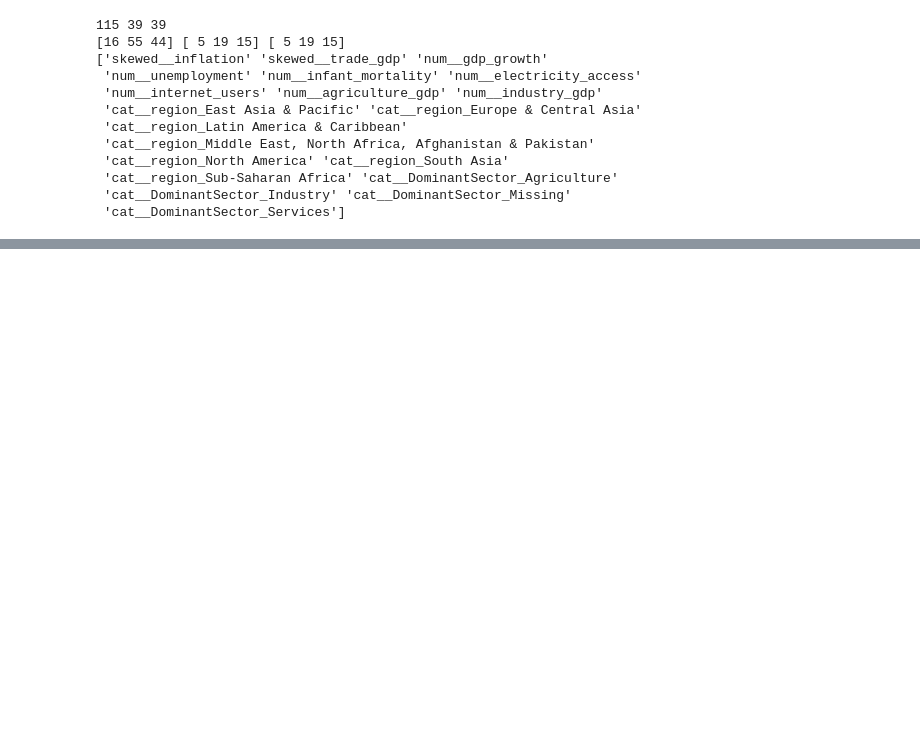
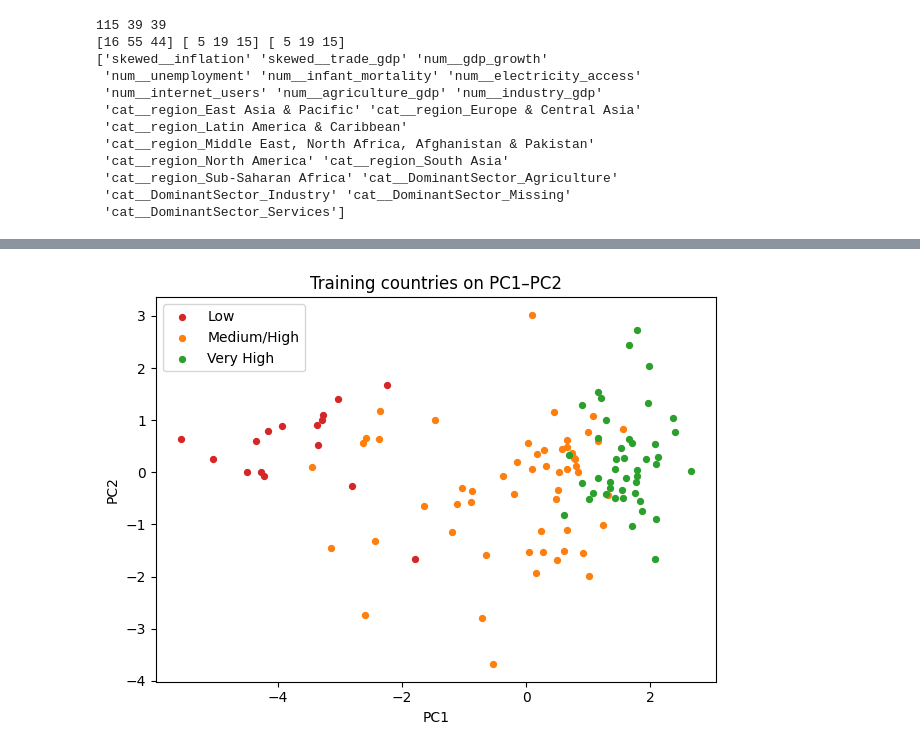
Before and after one commit to tanishjain0911-beep/ds203-hdi-classification, a Jupyter notebook: notebooks/03a_preprocessing.ipynb, the cells around one changed output, grey strips where cells are left out. Saved outputs shown, nothing was run; the diff lists cells and outputs as text; code cells hidden in the pictures; blank space fills up the shorter version.

```diff
--- a/notebooks/03a_preprocessing.ipynb
+++ b/notebooks/03a_preprocessing.ipynb
@@ -28,0 +112,8 @@ print(pre.get_feature_names_out())
+# %%
+Z2 = pca.transform(Z_train)[:, :2]
+for k, c in zip(range(3), ["tab:red", "tab:orange", "tab:green"]):
+    plt.scatter(Z2[y_train == k, 0], Z2[y_train == k, 1], s=18, c=c, label=CLASS_NAMES[k])
+plt.xlabel("PC1"); plt.ylabel("PC2"); plt.legend(); plt.title("Training countries on PC1–PC2")
+plt.tight_layout(); plt.savefig("../figures/pca_scatter.png", dpi=150); plt.show()
+# %% [output]
+[figure, added]
```
Also changed, not shown: parts of 14 cells of this notebook, 3 other files.
